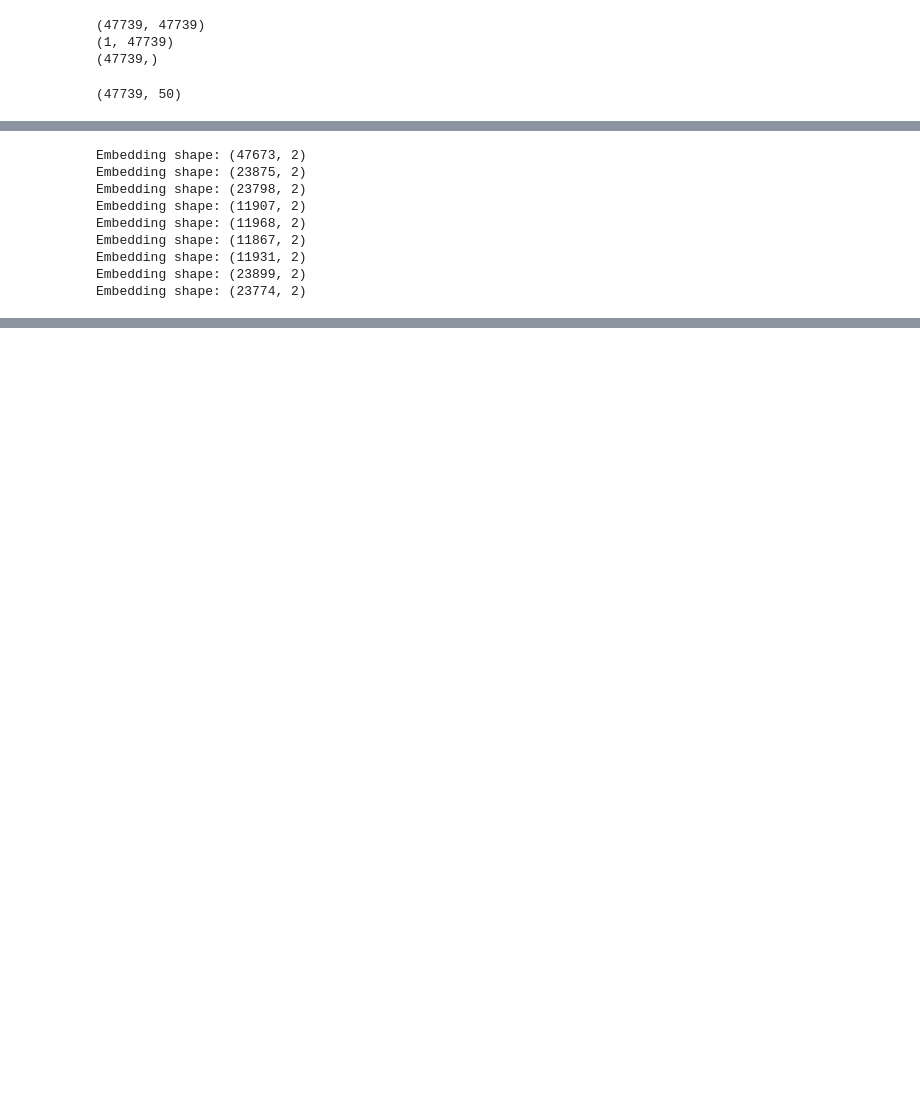
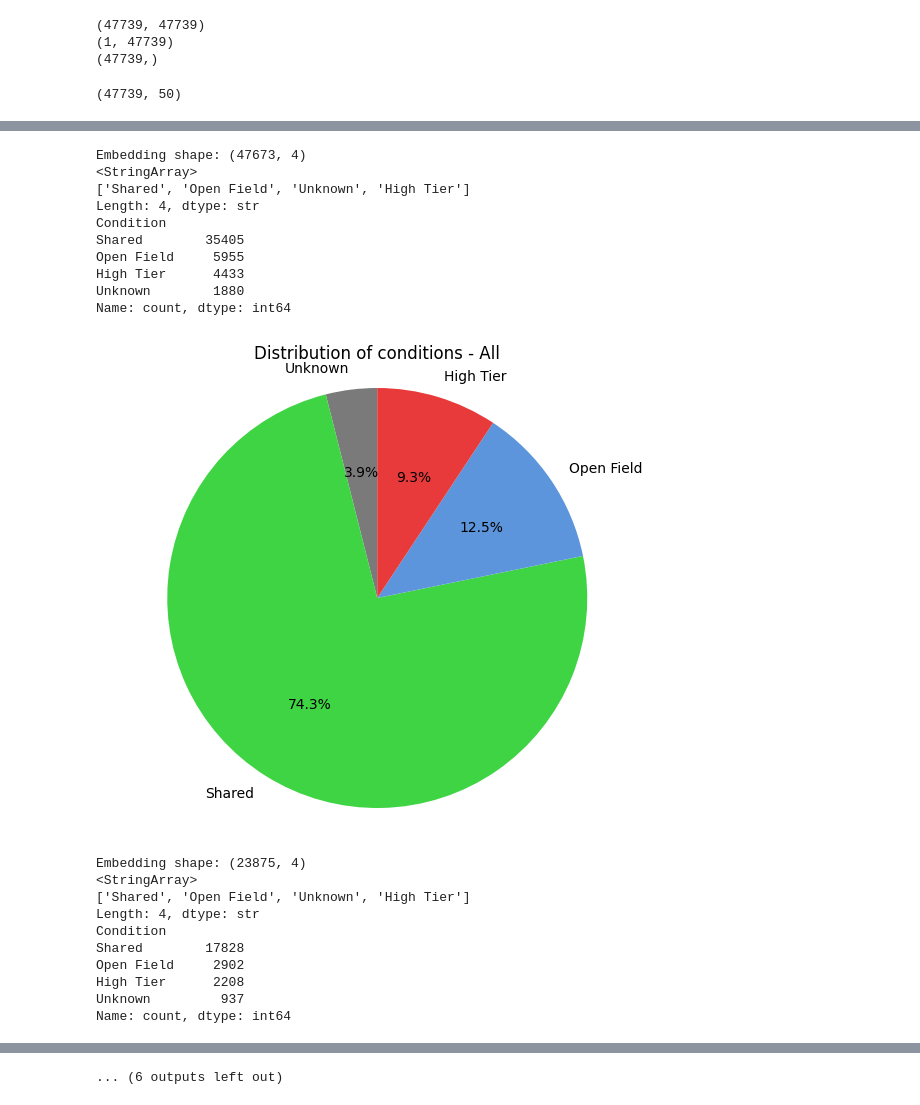
Before and after one commit to Ganglia-Guardian/AccelCluster-Visualizations, a Jupyter notebook: pca_tsne -Hadent Copy.ipynb, the cells around one changed output, grey strips where cells are left out. Drawn from its saved outputs; the diff is of its cells as text; code cells hidden in the pictures; blank space fills up the shorter version.

```diff
--- a/pca_tsne -Hadent Copy.ipynb
+++ b/pca_tsne -Hadent Copy.ipynb
@@ -204,8 +267,36 @@ def get_cond_labels(cluster_details: pd.DataFrame, indices: list):
     cluster_details["Condition"] = np.where(cluster_details["ClusterIdx"].isin(openf), "Open Field", cluster_details["Condition"])
     cluster_details["Condition"] = np.where(cluster_details["ClusterIdx"].isin(hight), "High Tier", cluster_details["Condition"])
     return cluster_details["Condition"]
+# %%
+import matplotlib.pyplot as plt
+
+def plot_condition_pie(df, title="Distribution of Conditions"):
+    """
+    Creates a pie chart showing the percentage of each condition.
+
+    Parameters
+    ----------
+    df : pandas.DataFrame
+        DataFrame containing a 'Condition' column.
+    """
+    counts = df["Condition"].value_counts()
+    print(counts)
+    counts = counts.reindex(condition_to_color.keys())
+
+    plt.figure(figsize=(7, 6))
+    plt.pie(
+        counts,
+        labels=counts.index,
+        colors=list(condition_to_color.values()),
+        autopct='%1.1f%%',
+        startangle=90
+    )
+
+    plt.title(title)
+    plt.axis('equal')  # Makes the pie chart circular
+    plt.savefig(f"{title.replace(' ', '_')}.png", format="png")
+    plt.show()
 # %%
-cluster_details = pd.read_csv(r"Y:\3darena_chemogenetic\c1_041626\042126_m2_dls\cluster_ouput_042126_m2_dls+LargeOF+High_Tier\Combined_Results\Results\test1\Cluster_detail_results.csv")
 cluster_details["Folder_Name"] = cluster_details["Folder_Name"].ffill()
 Conditions = {
     "All": np.array([True for _ in range(len(cluster_details))]),
@@ -218,7 +309,3 @@ Conditions = {
     "High Tier": cluster_details["Folder_Name"].str.contains("hight"),
     "Open Field": cluster_details["Folder_Name"].str.contains("largeof"),
 }
-# %%
-Conditions = {
-    "All": np.array([True for _ in range(len(cluster_details))]),
-}
@@ -225,16 +321,35 @@ Conditions = {
 # %%
+em_df = pd.DataFrame(embedding_multiscale, columns=["x", "y"])
+em_df["Cluster"] = cluster_labels
+
 for condition, mask in Conditions.items():
     indices = cluster_details.index[mask]
     cond_labels = get_cond_labels(cluster_details, indices)
-    embedding_multiscale_subset = embedding_multiscale[indices]
+
+    embedding_multiscale_subset = em_df.loc[indices]
+    embedding_multiscale_subset["Condition"] = cond_labels
     plot_gen_single(embedding_multiscale_subset, cond_labels, title=f"openTSNE Multiscale Visualization - {condition}")
+    print(cluster_details[mask]["Condition"].unique())
+    plot_condition_pie(cluster_details[mask], title=f"Distribution of conditions - {condition}")
 # %% [output]
-Embedding shape: (47673, 2)
-Embedding shape: (23875, 2)
-Embedding shape: (23798, 2)
-Embedding shape: (11907, 2)
-Embedding shape: (11968, 2)
-Embedding shape: (11867, 2)
-Embedding shape: (11931, 2)
-Embedding shape: (23899, 2)
-Embedding shape: (23774, 2)
+Embedding shape: (47673, 4)
+<StringArray>
+['Shared', 'Open Field', 'Unknown', 'High Tier']
+Length: 4, dtype: str
+Condition
+Shared        35405
+Open Field     5955
+High Tier      4433
+Unknown        1880
+Name: count, dtype: int64
+[figure, added]
+Embedding shape: (23875, 4)
+<StringArray>
+['Shared', 'Open Field', 'Unknown', 'High Tier']
+Length: 4, dtype: str
+Condition
+Shared        17828
+Open Field     2902
+High Tier      2208
+Unknown         937
+Name: count, dtype: int64
@@ -241,3 +401,4 @@ Embedding shape: (23774, 2)
+... (6 outputs left out)
 # %%
 
 plot_single(embedding_multiscale, title=f"openTSNE Multiscale Visualization By Cluster")
```
Also changed, not shown: parts of 10 cells of this notebook, 1 other file.
